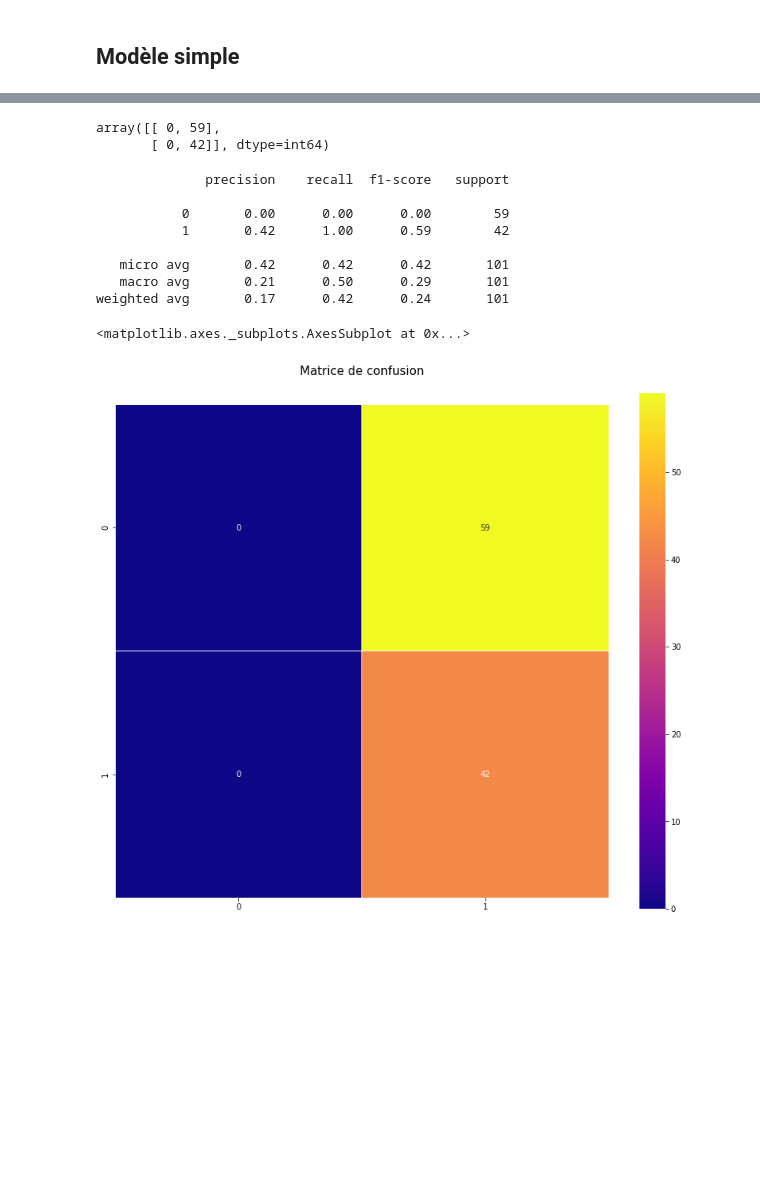
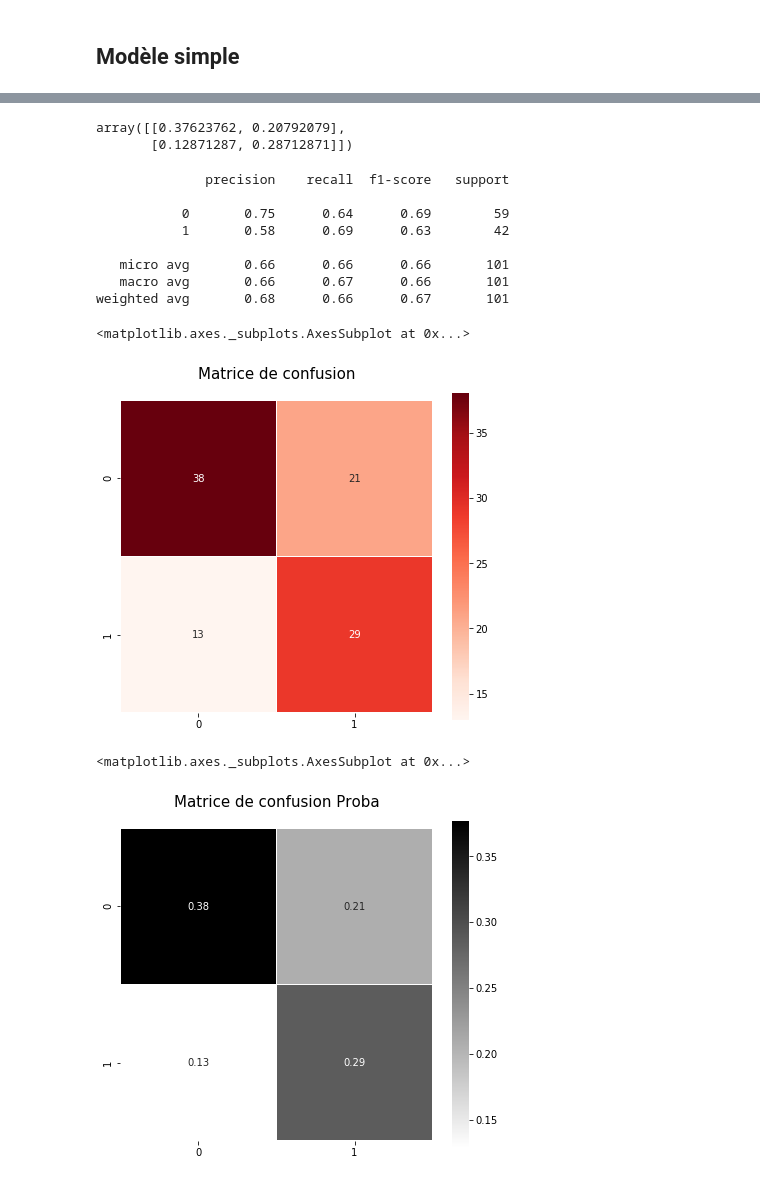
Before and after one commit to dataforgoodfr/batch_5_transplant, a Jupyter notebook: notebooks/Modeling-NN_with_selected_features.ipynb, the cells around one changed output, grey strips where cells are left out. Drawn from its saved outputs; the diff is of its cells as text; code cells hidden in the pictures; blank space fills up the shorter version.

```diff
--- a/notebooks/Modeling-NN_with_selected_features.ipynb
+++ b/notebooks/Modeling-NN_with_selected_features.ipynb
@@ -95,0 +123,12 @@ Epoch 200/200
+# %%
+model = Sequential()
+model.add(Dense(num_feat, input_dim=num_feat, kernel_initializer='normal', activation='relu'))
+model.add(Dropout(0.5)) #Très efficacee contre overfitting
+model.add(Dense(num_feat//2,  kernel_initializer='normal', activation='relu'))
+model.add(Dropout(0.5))
+model.add(Dense(1, kernel_initializer='normal', activation='sigmoid'))
+model.compile(loss='binary_crossentropy', optimizer='adam', metrics=['accuracy'])
+# %%
+model.fit(X_train, y_train,
+          epochs=100,
+          batch_size=5)
@@ -101,12 +167,13 @@ score
 from sklearn.metrics import confusion_matrix
 from sklearn import metrics
 # %%
-y_test_pred_cls=np.array(list(map(np.argmax,model.predict(X_test))))
-y_test_cls=np.array(list(map(np.argmax,y_test)))
+#y_test_pred_cls=np.array(list(map(np.argmax,model.predict(X_test))))
+#y_test_cls=np.array(list(map(np.argmax,y_test)))
+y_test_pred_cls=(model.predict(X_test)>0.5)*1
 # %%
-conf_matrix=confusion_matrix(y_test_cls,y_test_pred_cls)
+conf_matrix=confusion_matrix(y_test,y_test_pred_cls)
 # %%
-conf_matrix
+conf_matrix/(len(y_test))
 # %% [output]
-array([[ 0, 59],
-       [ 0, 42]], dtype=int64)
+array([[0.37623762, 0.20792079],
+       [0.12871287, 0.28712871]])
@@ -113,20 +182,29 @@ array([[ 0, 59],
 # %%
-print(metrics.classification_report(y_test_cls,y_test_pred_cls))
+print(metrics.classification_report(y_test,y_test_pred_cls))
 # %% [output]
               precision    recall  f1-score   support
 
-           0       0.00      0.00      0.00        59
-           1       0.42      1.00      0.59        42
+           0       0.75      0.64      0.69        59
+           1       0.58      0.69      0.63        42
 
-   micro avg       0.42      0.42      0.42       101
-   macro avg       0.21      0.50      0.29       101
-weighted avg       0.17      0.42      0.24       101
+   micro avg       0.66      0.66      0.66       101
+   macro avg       0.66      0.67      0.66       101
+weighted avg       0.68      0.66      0.67       101
 # %%
-colormap = plt.cm.plasma
-plt.figure(figsize=(14,12))
+colormap = plt.cm.Reds
+plt.figure(figsize=(7,6))
 plt.title('Matrice de confusion', y=1.05, size=15)
 sns.heatmap(conf_matrix,linewidths=0.1,
             square=True, cmap=colormap, linecolor='white', annot=True)
 # %% [output]
 <matplotlib.axes._subplots.AxesSubplot at 0x...>
-[figure, old version]
+[figure, new version]
+# %%
+colormap = plt.cm.binary
+plt.figure(figsize=(7,6))
+plt.title('Matrice de confusion Proba', y=1.05, size=15)
+sns.heatmap(conf_matrix_proba,linewidths=0.1,
+            square=True, cmap=colormap, linecolor='white', annot=True)
+# %% [output]
+<matplotlib.axes._subplots.AxesSubplot at 0x...>
+[figure, added]
```
Also changed, not shown: parts of 20 cells of this notebook.
